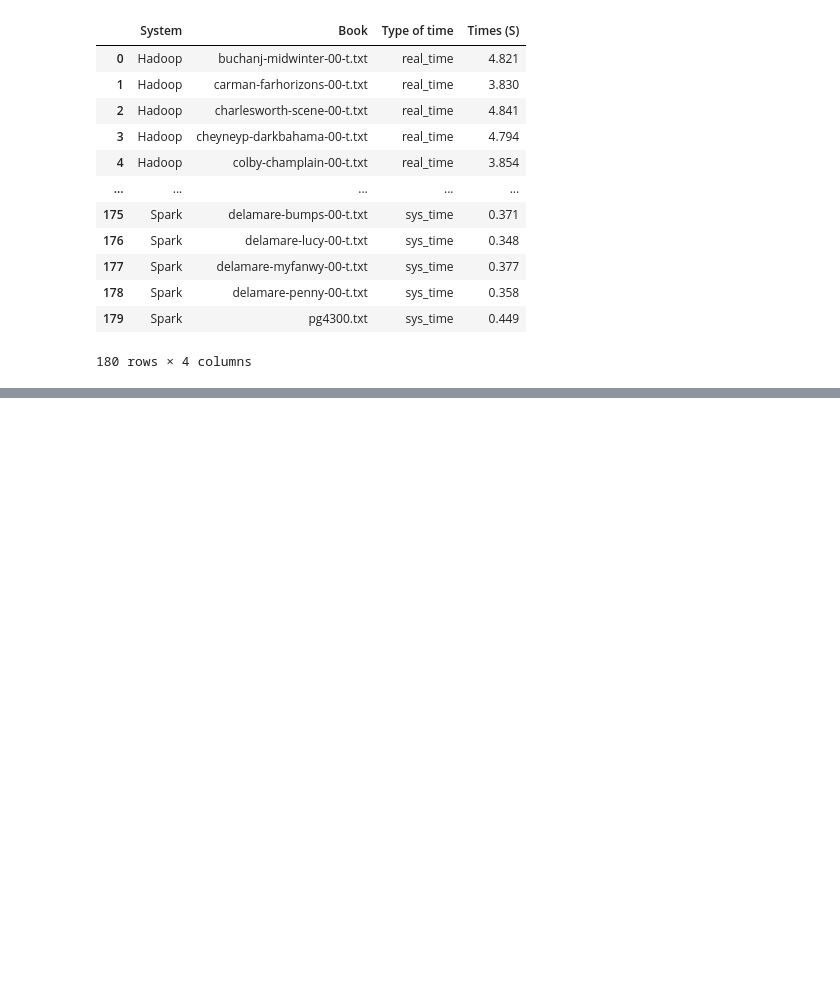
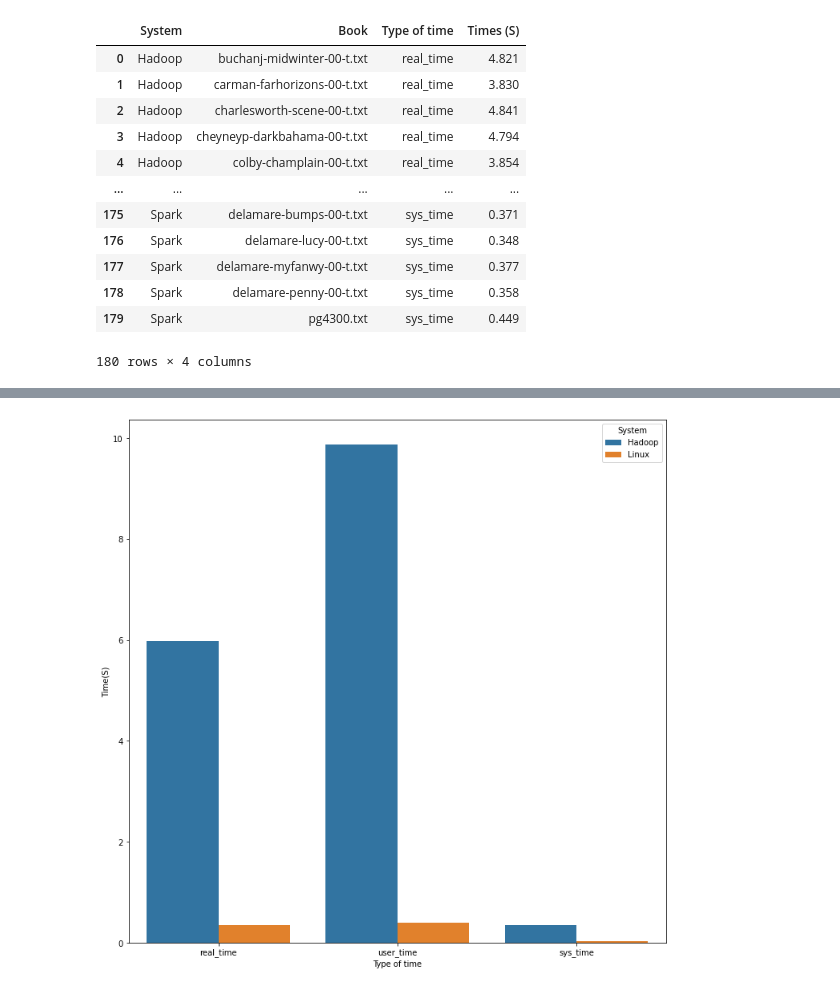
Before and after one commit to elheche/LOG8415_Lab_2, a Jupyter notebook: src/Analysis/Time_graph.ipynb, the cells around one changed output, grey strips where cells are left out. Cells and saved outputs as stored; diff of their text form; code cells hidden in the pictures; blank space fills up the shorter version.

```diff
--- a/src/Analysis/Time_graph.ipynb
+++ b/src/Analysis/Time_graph.ipynb
@@ -54,0 +57,3 @@ data
+# %%
+hadoop_vs_spark_az = pd.read_csv("Hadoop_vs_linux_AZ.csv")
+print(hadoop_vs_spark_az)
@@ -54,0 +68,6 @@ data
+# %%
+fig = pyplot.figure(figsize=(12,12))
+sns.barplot(data=hadoop_vs_spark_az, x="Type of time", hue="System", y ="Time(S)" )
+pyplot.savefig("Hadoop_vs_Linux_AZ.pdf", dpi=400)
+# %% [output]
+[figure, added]
```
Also changed, not shown: parts of 6 cells of this notebook, 10 other files.
